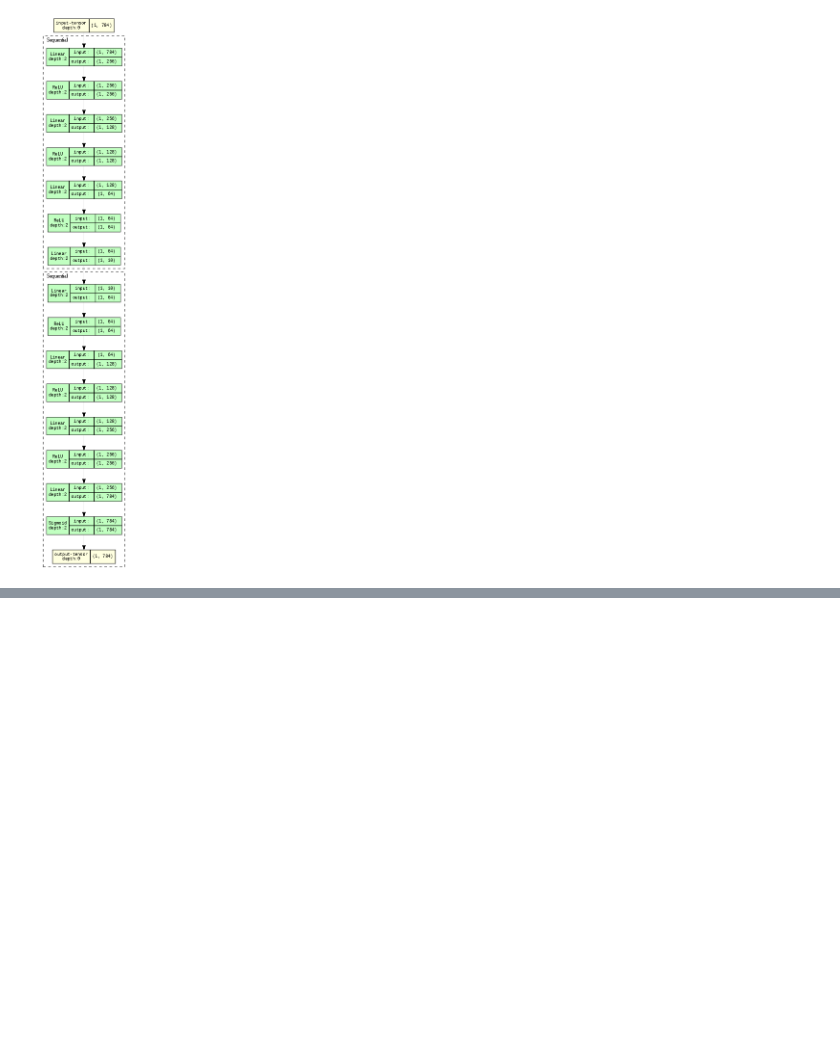
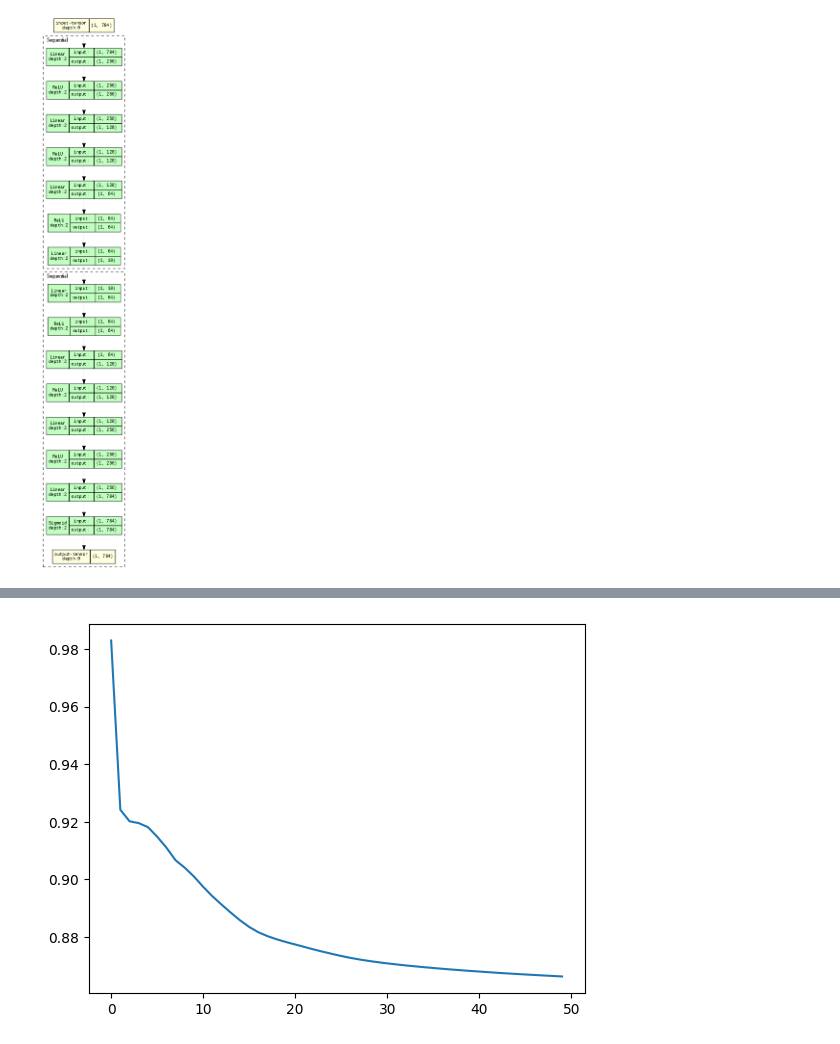
Before and after one commit to brainmentorspvtltd/IGDTU_PyTorchTraining, a Jupyter notebook: IG_SimpleAutoencoders.ipynb, the cells around one changed output, grey strips where cells are left out. Saved outputs shown, nothing was run; the diff lists cells and outputs as text; code cells hidden in the pictures; blank space fills up the shorter version.

```diff
--- a/IG_SimpleAutoencoders.ipynb
+++ b/IG_SimpleAutoencoders.ipynb
@@ -148,0 +159,35 @@ model_graph.visual_graph
+# %%
+model = AutoEncoders()
+device = "cuda"
+model.to(device)
+
+optimization = torch.optim.Adam(model.parameters(), lr=0.0001)
+loss_fn = torch.nn.MSELoss()
+
+train_loss = []
+epochs = 50
+
+BATCH_SIZE = len(train_loader)
+
+output = {}
+
+for epoch in tqdm(range(epochs)):
+  running_loss = 0.0
+  model.to(device)
+  for batch, (X, y) in enumerate(train_loader):
+    # using _ for y variable, because we don't need it
+    img, _ = X.to(device), y.to(device)
+    img = img.reshape(-1, 28*28)
+    out = model(img)
+    loss = loss_fn(out, img)
+    optimization.zero_grad()
+    loss.backward()
+    optimization.step()
+
+    running_loss += loss.item()
+
+  running_loss /= BATCH_SIZE
+  train_loss.append(running_loss)
+  print("\nEpoch : {}, Train Loss : {}".format(epoch, running_loss))
+
+  output[epoch] = {'img' : img, 'out' : out}
@@ -148,0 +208,5 @@ model_graph.visual_graph
+# %%
+plt.plot(train_loss)
+plt.show()
+# %% [output]
+[figure, added]
```
Also changed, not shown: parts of 11 cells of this notebook.
